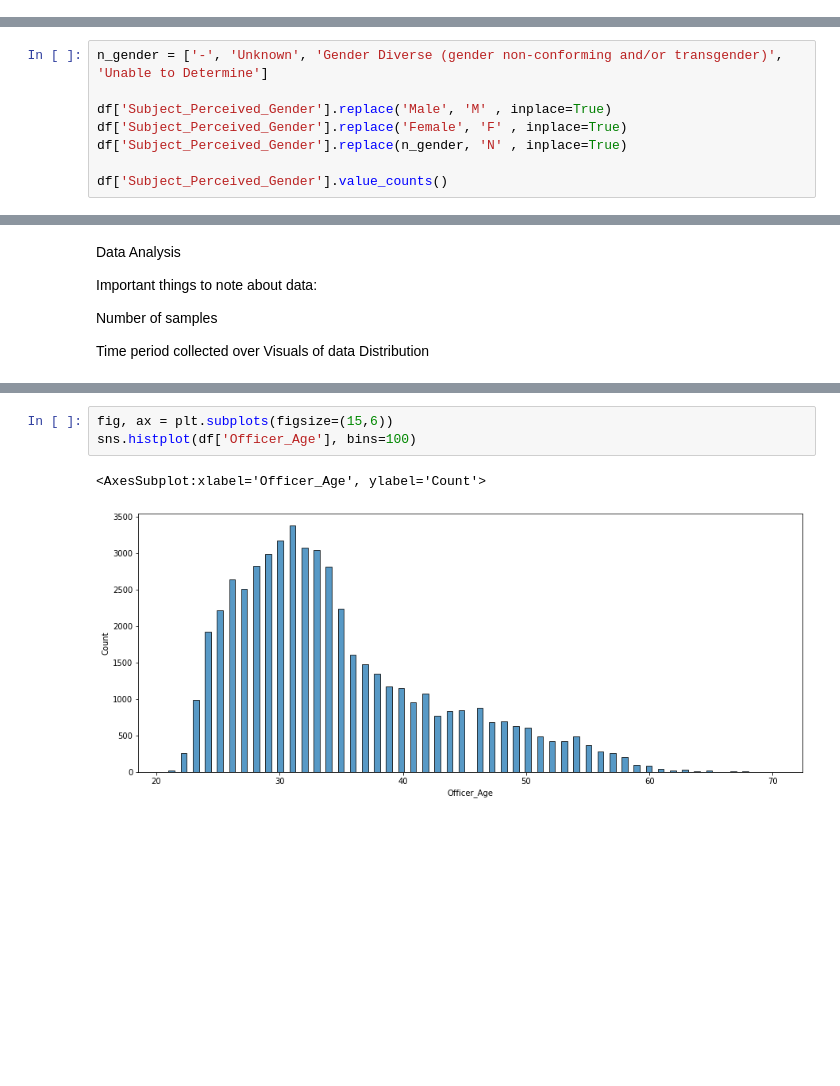
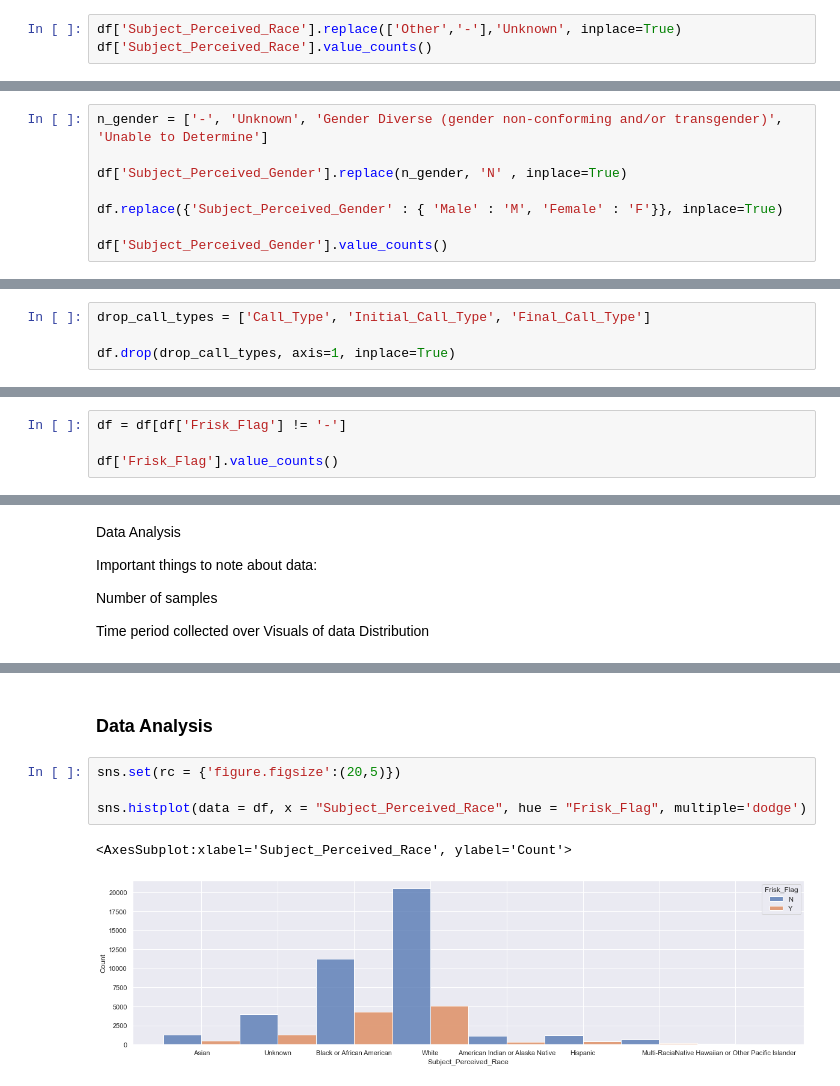
Before and after one commit to shadel96/dsc-Terry_Stops_Analysis, a Jupyter notebook: data_analysis_cleaning.ipynb, the cells around one changed output, grey strips where cells are left out. Cells and saved outputs as stored; diff of their text form; blank space fills up the shorter version.

```diff
--- a/data_analysis_cleaning.ipynb
+++ b/data_analysis_cleaning.ipynb
@@ -278,0 +269,3 @@ Name: Subject_Perceived_Race, dtype: int64
+# %%
+df['Subject_Perceived_Race'].replace(['Other','-'],'Unknown', inplace=True)
+df['Subject_Perceived_Race'].value_counts()
@@ -291,9 +294,9 @@ For the sake of this analysis, we will group together all perceived Genders that
 # %%
 n_gender = ['-', 'Unknown', 'Gender Diverse (gender non-conforming and/or transgender)', 'Unable to Determine']
 
-df['Subject_Perceived_Gender'].replace('Male', 'M' , inplace=True)
-df['Subject_Perceived_Gender'].replace('Female', 'F' , inplace=True)
 df['Subject_Perceived_Gender'].replace(n_gender, 'N' , inplace=True)
 
+df.replace({'Subject_Perceived_Gender' : { 'Male' : 'M', 'Female' : 'F'}}, inplace=True)
+
 df['Subject_Perceived_Gender'].value_counts()
 # %% [output]
@@ -356,3 +361,7 @@ Name: Call_Type, dtype: int64
+# %%
+drop_call_types = ['Call_Type', 'Initial_Call_Type', 'Final_Call_Type']
+
+df.drop(drop_call_types, axis=1, inplace=True)
 # %%
 df['Arrest_Flag'].value_counts()
 # %% [output]
@@ -368,0 +380,4 @@ Name: Frisk_Flag, dtype: int64
+# %%
+df = df[df['Frisk_Flag'] != '-']
+
+df['Frisk_Flag'].value_counts()
@@ -456,6 +472,9 @@ memory usage: 5.4+ MB
-# %%
-fig, ax = plt.subplots(figsize=(15,6))
-sns.histplot(df['Officer_Age'], bins=100)
-# %% [output]
-<AxesSubplot:xlabel='Officer_Age', ylabel='Count'>
-[figure, removed]
+# %% [markdown]
+### Data Analysis
+# %%
+sns.set(rc = {'figure.figsize':(20,5)})
+
+sns.histplot(data = df, x = "Subject_Perceived_Race", hue = "Frisk_Flag", multiple='dodge')
+# %% [output]
+<AxesSubplot:xlabel='Subject_Perceived_Race', ylabel='Count'>
+[figure, added]
```
Also changed, not shown: parts of 37 cells of this notebook, 3 other files.
